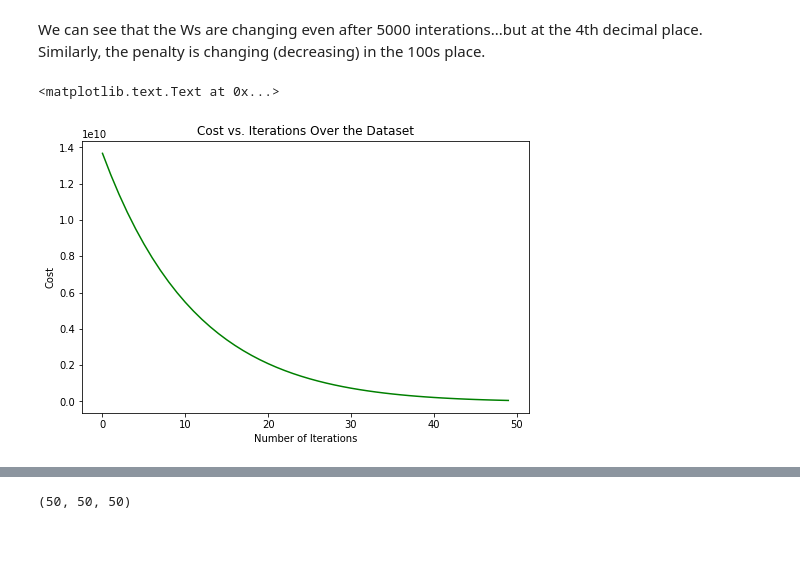
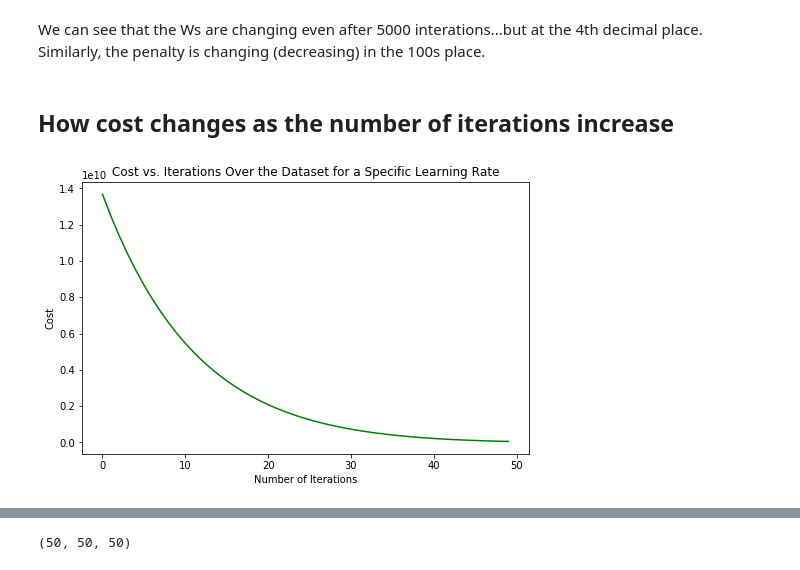
Before and after one commit to elizlajeunesse/MLCourse, a Jupyter notebook: Notebooks/Regression-with-a-Single-Feature.ipynb, the cells around one changed output, grey strips where cells are left out. Drawn from its saved outputs; the diff is of its cells as text; code cells hidden in the pictures; blank space fills up the shorter version.

```diff
--- a/Notebooks/Regression-with-a-Single-Feature.ipynb
+++ b/Notebooks/Regression-with-a-Single-Feature.ipynb
@@ -411,16 +457,17 @@ Wall time: 23.4 ms
           6.70925391e+07,   5.63031778e+07]))
 # %% [markdown]
 We can see that the Ws are changing even after 5000 interations...but at the 4th decimal place. Similarly, the penalty is changing (decreasing) in the 100s place.
+# %% [markdown]
+## How cost changes as the number of iterations increase
 # %%
 # How the penalty changes as the number of iterations increase
 fig, ax = plt.subplots(figsize=(8,5))
 ax.plot(np.arange(num_iters), running_penalty, 'g')
 ax.set_xlabel('Number of Iterations')
 ax.set_ylabel('Cost')
-ax.set_title('Cost vs. Iterations Over the Dataset')
+ax.set_title('Cost vs. Iterations Over the Dataset for a Specific Learning Rate');
 # %% [output]
-<matplotlib.text.Text at 0x...>
-[figure, old version]
+[figure, new version]
 # %%
 np.array(running_w).flatten()
 # %% [output]
```
Also changed, not shown: parts of 25 cells of this notebook, 11 other files.
